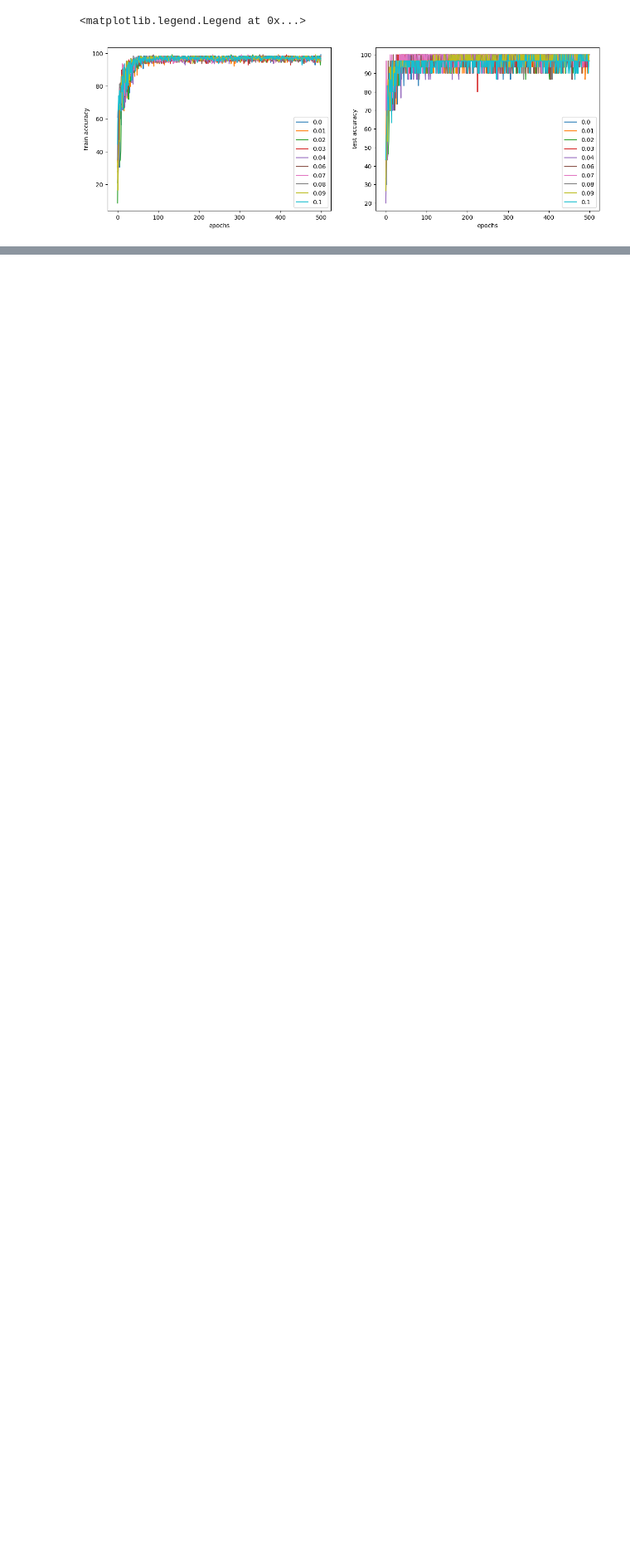
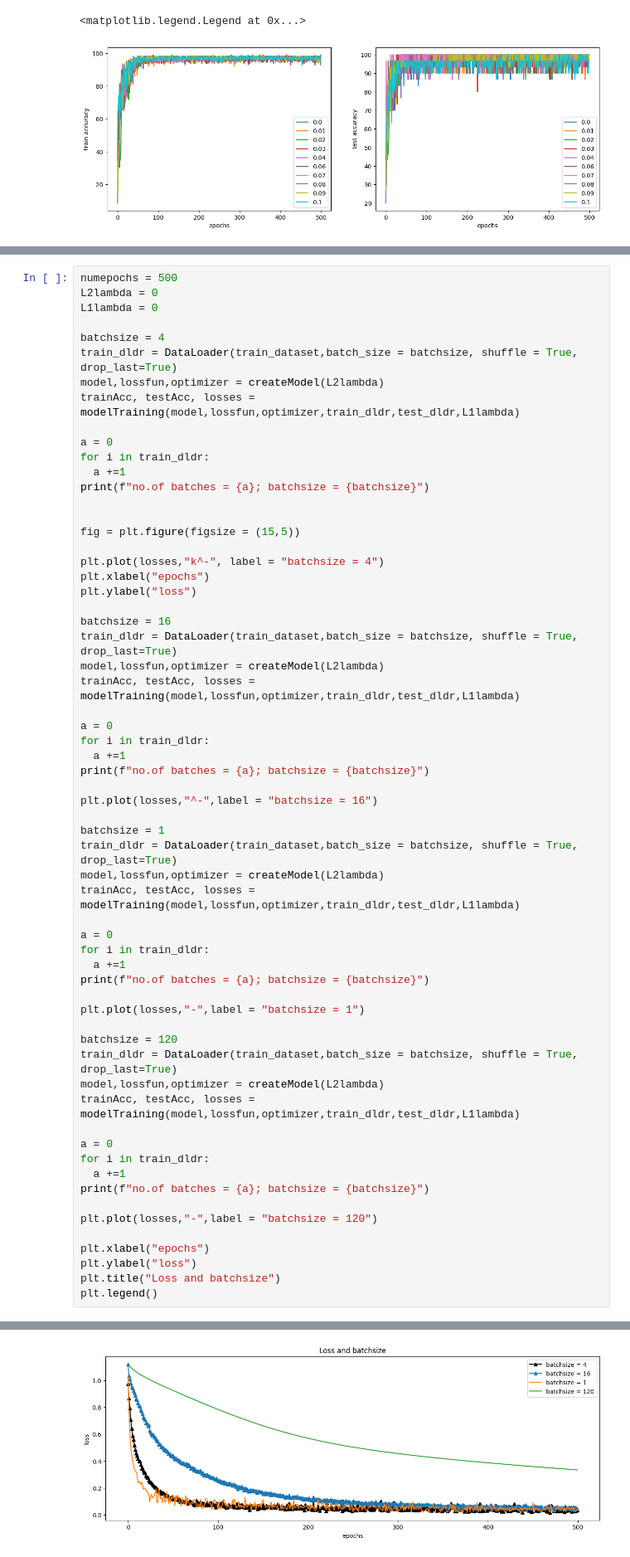
Before and after one commit to taruvaid/Fourier-Neural-Operators, a Jupyter notebook: Neural_Nets_Overfitting_&_Regularlization.ipynb, the cells around one changed output, grey strips where cells are left out. Shown at 83% size. Drawn from its saved outputs; the diff is of its cells as text; blank space fills up the shorter version.

Commit message:
impact of batching on learning performance

```diff
--- a/Neural_Nets_Overfitting_&_Regularlization.ipynb
+++ b/Neural_Nets_Overfitting_&_Regularlization.ipynb
@@ -1337,0 +1397,63 @@ Text(0, 0.5, 'Accuracy')
+# %%
+numepochs = 500
+L2lambda = 0
+L1lambda = 0
+
+batchsize = 4
+train_dldr = DataLoader(train_dataset,batch_size = batchsize, shuffle = True, drop_last=True)
+model,lossfun,optimizer = createModel(L2lambda)
+trainAcc, testAcc, losses = modelTraining(model,lossfun,optimizer,train_dldr,test_dldr,L1lambda)
+
+a = 0
+for i in train_dldr:
+  a +=1
+print(f"no.of batches = {a}; batchsize = {batchsize}")
+
+
+fig = plt.figure(figsize = (15,5))
+
+plt.plot(losses,"k^-", label = "batchsize = 4")
+plt.xlabel("epochs")
+plt.ylabel("loss")
+
+batchsize = 16
+train_dldr = DataLoader(train_dataset,batch_size = batchsize, shuffle = True, drop_last=True)
+model,lossfun,optimizer = createModel(L2lambda)
+trainAcc, testAcc, losses = modelTraining(model,lossfun,optimizer,train_dldr,test_dldr,L1lambda)
+
+a = 0
+for i in train_dldr:
+  a +=1
+print(f"no.of batches = {a}; batchsize = {batchsize}")
+
+plt.plot(losses,"^-",label = "batchsize = 16")
+
+batchsize = 1
+train_dldr = DataLoader(train_dataset,batch_size = batchsize, shuffle = True, drop_last=True)
+model,lossfun,optimizer = createModel(L2lambda)
+trainAcc, testAcc, losses = modelTraining(model,lossfun,optimizer,train_dldr,test_dldr,L1lambda)
+
+a = 0
+for i in train_dldr:
+  a +=1
+print(f"no.of batches = {a}; batchsize = {batchsize}")
+
+plt.plot(losses,"-",label = "batchsize = 1")
+
+batchsize = 120
+train_dldr = DataLoader(train_dataset,batch_size = batchsize, shuffle = True, drop_last=True)
+model,lossfun,optimizer = createModel(L2lambda)
+trainAcc, testAcc, losses = modelTraining(model,lossfun,optimizer,train_dldr,test_dldr,L1lambda)
+
+a = 0
+for i in train_dldr:
+  a +=1
+print(f"no.of batches = {a}; batchsize = {batchsize}")
+
+plt.plot(losses,"-",label = "batchsize = 120")
+
+plt.xlabel("epochs")
+plt.ylabel("loss")
+plt.title("Loss and batchsize")
+plt.legend()
+# %% [output]
@@ -1337,0 +1465 @@ Text(0, 0.5, 'Accuracy')
+[figure, added]
```
Also changed, not shown: parts of 5 cells of this notebook.
